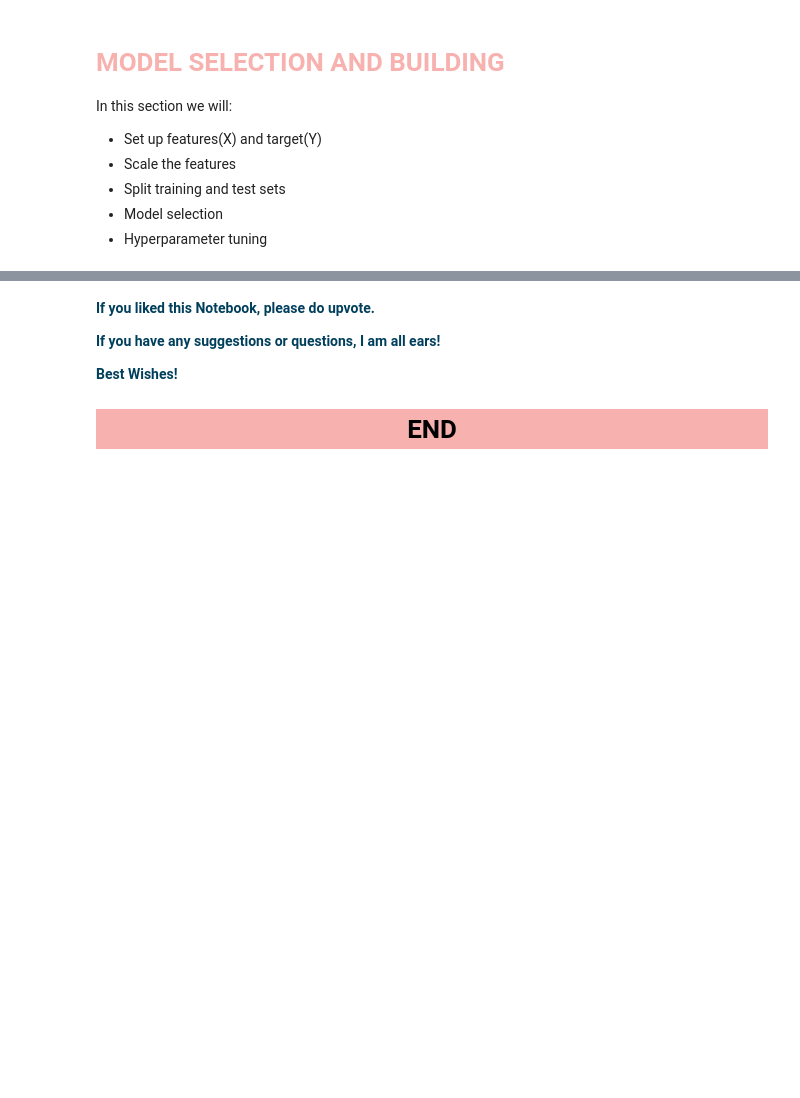
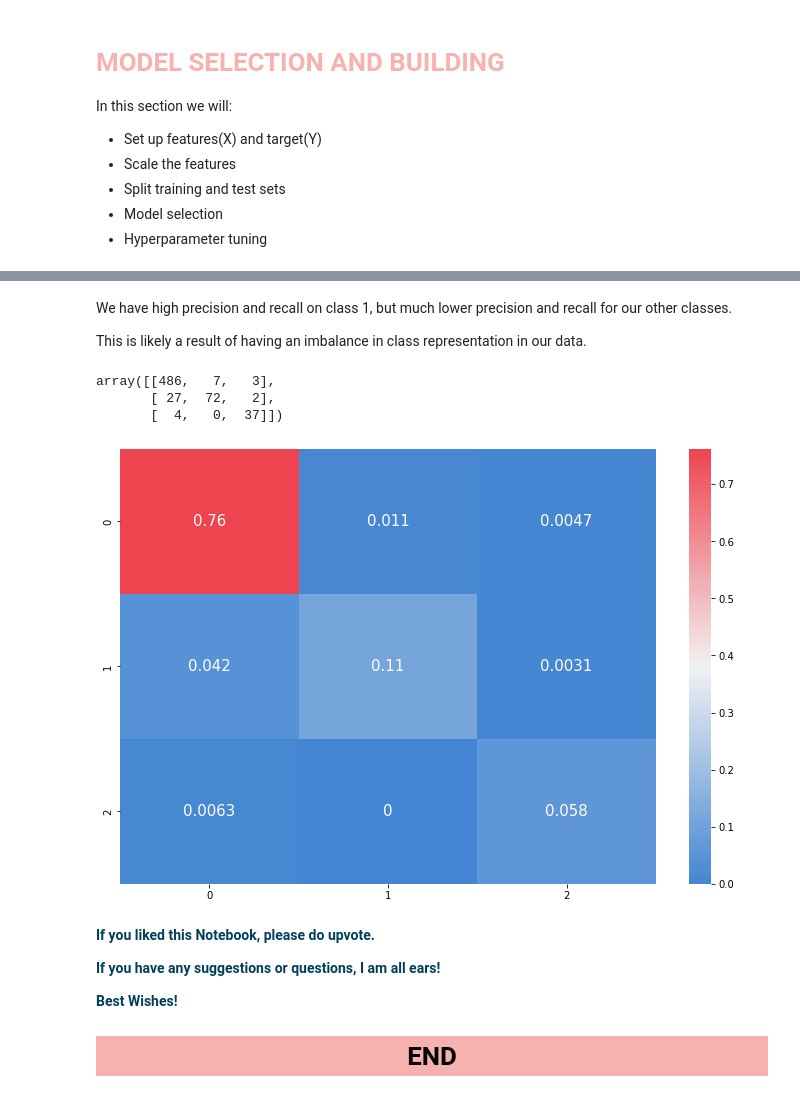
Before and after one commit to Tachnyan/Fetal-Health-Classification_CSC493-Project, a Jupyter notebook: notebook.ipynb, the cells around one changed output, grey strips where cells are left out. Cells and saved outputs as stored; diff of their text form; code cells hidden in the pictures; blank space fills up the shorter version.

```diff
--- a/notebook.ipynb
+++ b/notebook.ipynb
@@ -338,8 +371,18 @@ print(classification_report(y_test, predictions))
+# %% [markdown]
+We have high precision and recall on class 1, but much lower precision and recall for our other classes.
+
+This is likely a result of having an imbalance in class representation in our data.
 # %%
 # Confusion matrix
 plt.subplots(figsize=(12, 8))
 cf_matrix = confusion_matrix(y_test, predictions)
 sns.heatmap(cf_matrix / np.sum(cf_matrix), cmap=cmap, annot=True, annot_kws={ 'size': 15 })
+cf_matrix
+# %% [output]
+array([[486,   7,   3],
+       [ 27,  72,   2],
+       [  4,   0,  37]])
+[figure, added]
 # %% [markdown]
 **<span style="color:#003f5c;"> If you liked this Notebook, please do upvote.</span>**
 
```
Also changed, not shown: parts of 14 cells of this notebook, 1 other file.
